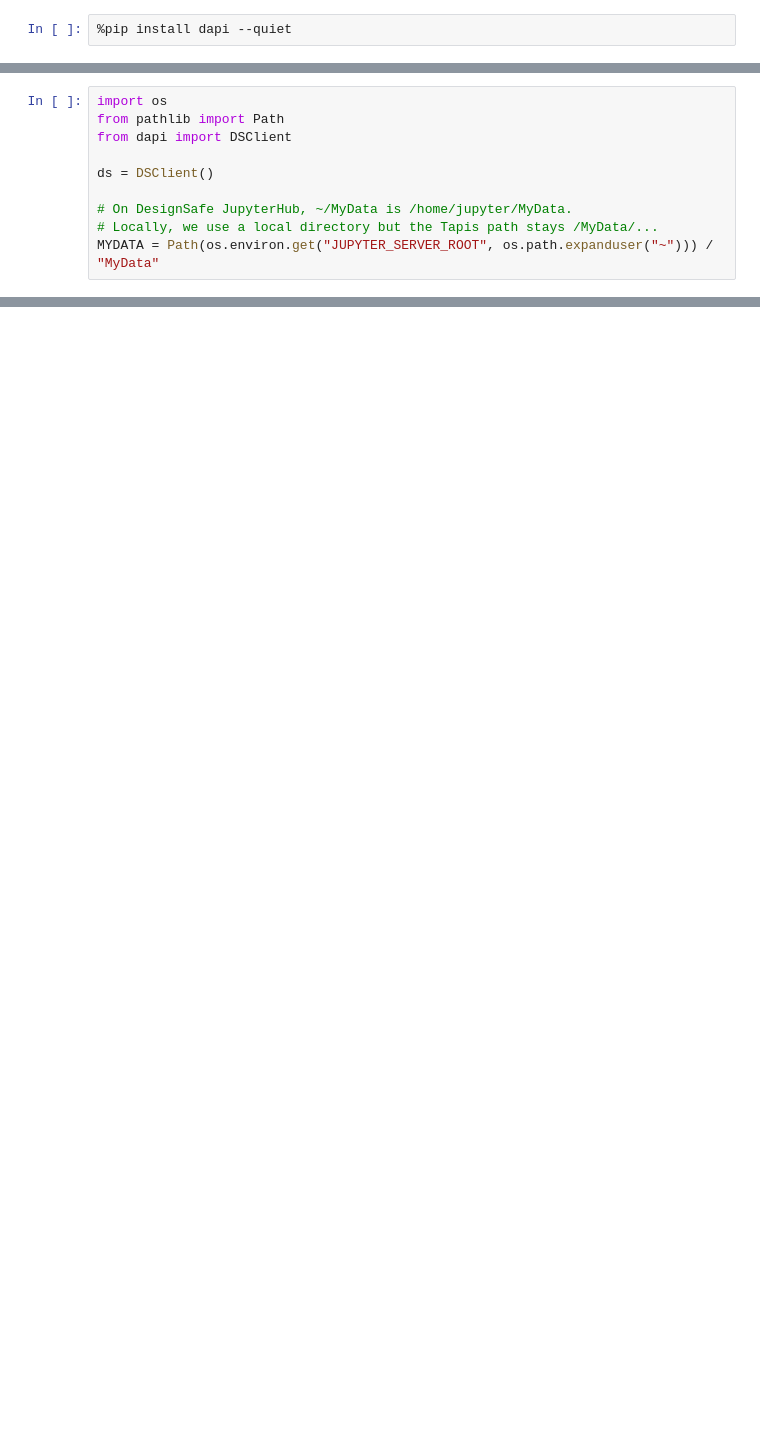
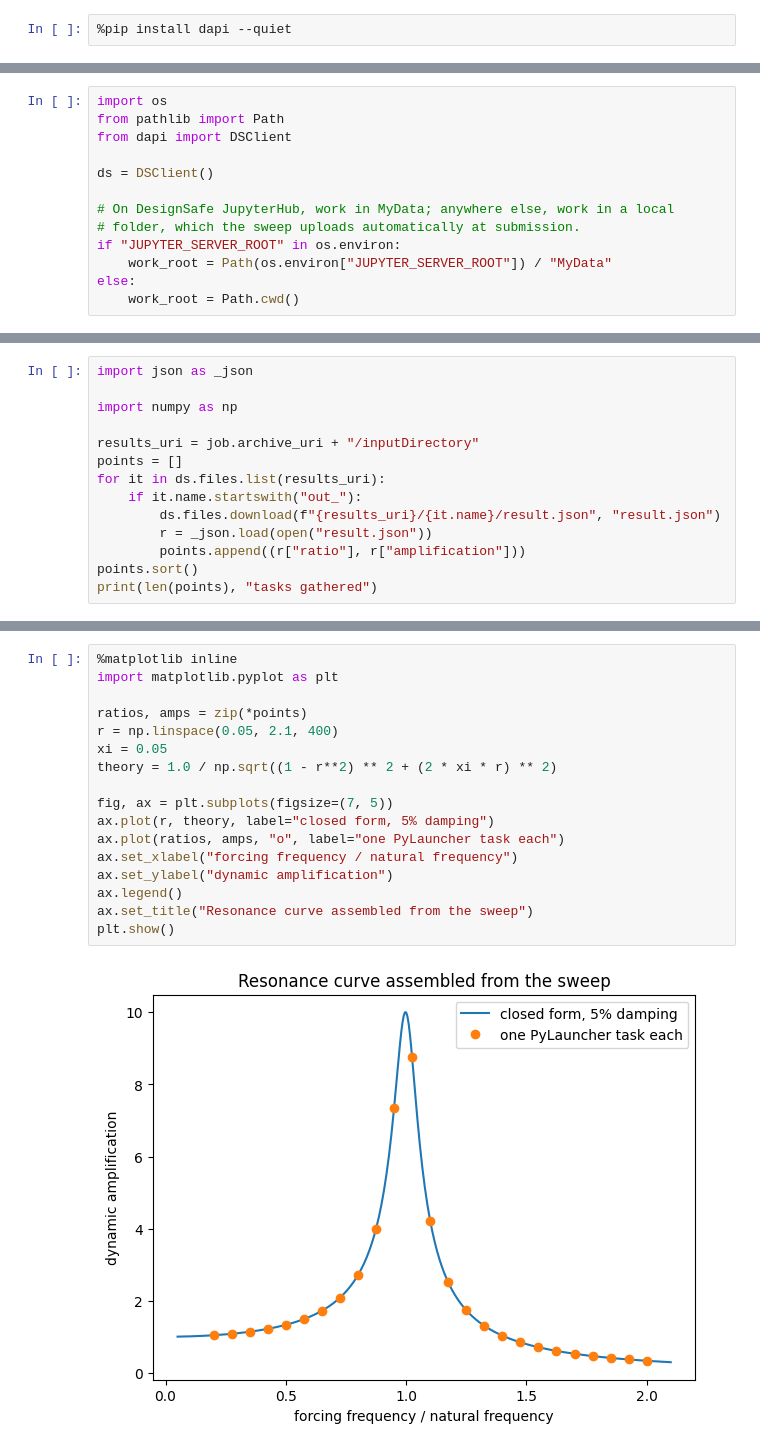
Before and after one commit to DesignSafe-CI/dapi, a Jupyter notebook: examples/pylauncher/pylauncher_sweep.ipynb, the cells around one changed output, grey strips where cells are left out. Saved outputs shown, nothing was run; the diff lists cells and outputs as text; blank space fills up the shorter version.

Commit message:
Resonance sweep replaces the alpha-beta toy

```diff
--- a/examples/pylauncher/pylauncher_sweep.ipynb
+++ b/examples/pylauncher/pylauncher_sweep.ipynb
@@ -17,6 +25,9 @@ from dapi import DSClient
 
 ds = DSClient()
 
-# On DesignSafe JupyterHub, ~/MyData is /home/jupyter/MyData.
-# Locally, we use a local directory but the Tapis path stays /MyData/...
-MYDATA = Path(os.environ.get("JUPYTER_SERVER_ROOT", os.path.expanduser("~"))) / "MyData"
+# On DesignSafe JupyterHub, work in MyData; anywhere else, work in a local
+# folder, which the sweep uploads automatically at submission.
+if "JUPYTER_SERVER_ROOT" in os.environ:
+    work_root = Path(os.environ["JUPYTER_SERVER_ROOT"]) / "MyData"
+else:
+    work_root = Path.cwd()
@@ -110,0 +171,14 @@ Replace `your_allocation` with your TACC allocation and uncomment to run.
+# %%
+import json as _json
+
+import numpy as np
+
+results_uri = job.archive_uri + "/inputDirectory"
+points = []
+for it in ds.files.list(results_uri):
+    if it.name.startswith("out_"):
+        ds.files.download(f"{results_uri}/{it.name}/result.json", "result.json")
+        r = _json.load(open("result.json"))
+        points.append((r["ratio"], r["amplification"]))
+points.sort()
+print(len(points), "tasks gathered")
@@ -110,0 +187,19 @@ Replace `your_allocation` with your TACC allocation and uncomment to run.
+# %%
+%matplotlib inline
+import matplotlib.pyplot as plt
+
+ratios, amps = zip(*points)
+r = np.linspace(0.05, 2.1, 400)
+xi = 0.05
+theory = 1.0 / np.sqrt((1 - r**2) ** 2 + (2 * xi * r) ** 2)
+
+fig, ax = plt.subplots(figsize=(7, 5))
+ax.plot(r, theory, label="closed form, 5% damping")
+ax.plot(ratios, amps, "o", label="one PyLauncher task each")
+ax.set_xlabel("forcing frequency / natural frequency")
+ax.set_ylabel("dynamic amplification")
+ax.legend()
+ax.set_title("Resonance curve assembled from the sweep")
+plt.show()
+# %% [output]
+[figure, added]
```
Also changed, not shown: parts of 25 cells of this notebook, 5 other files.
